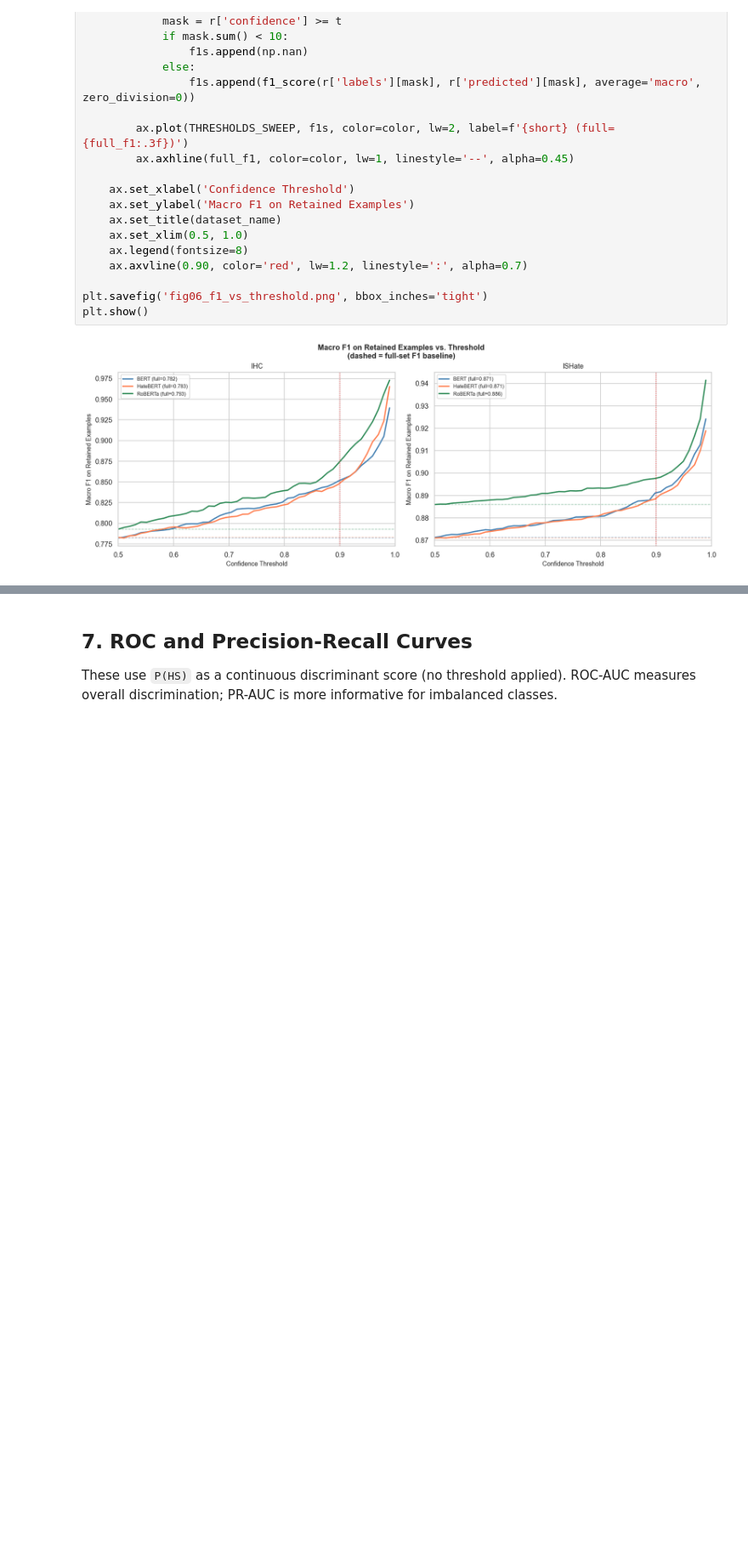
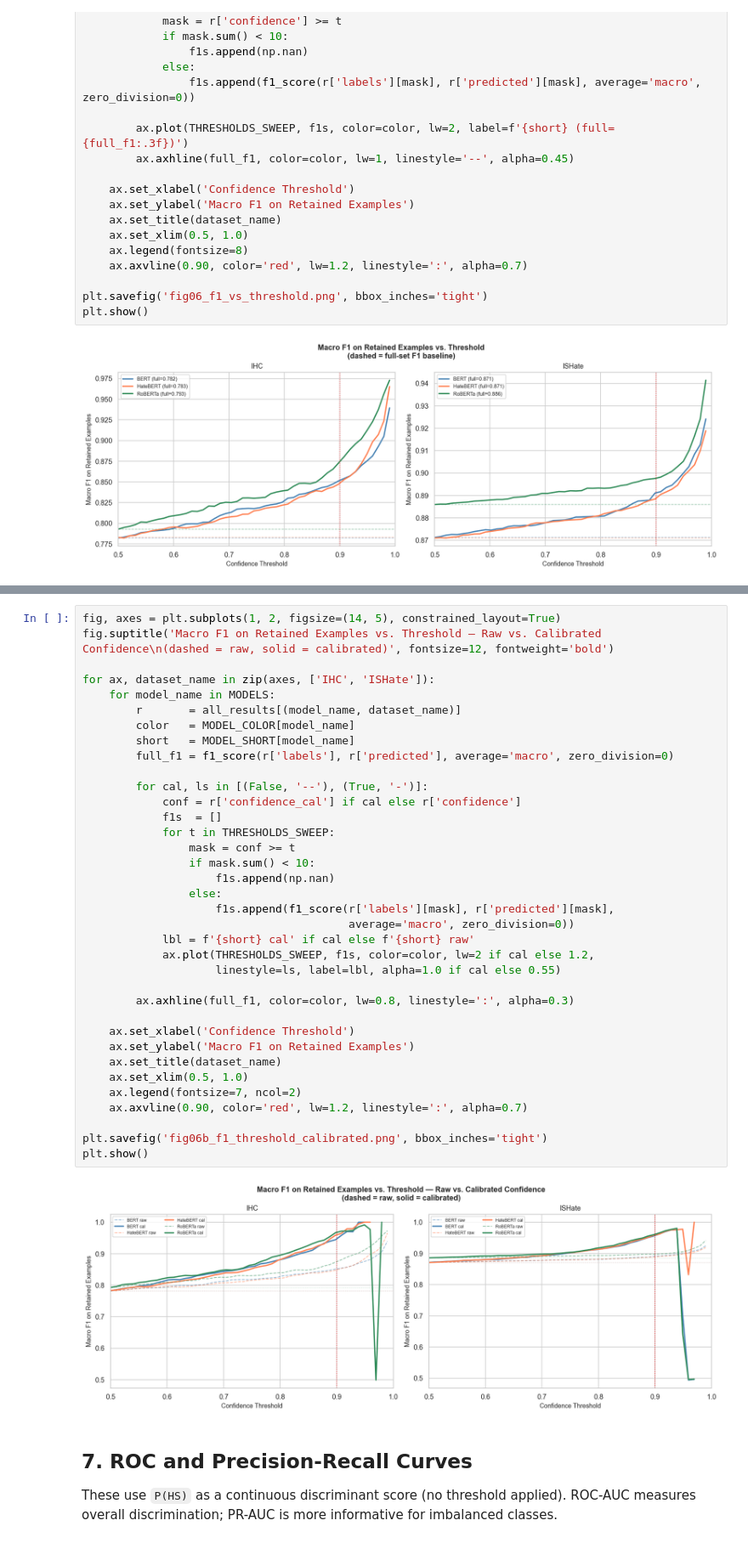
Before and after one commit to Duckymini/deep_learning, a Jupyter notebook: analysis_step2_confidence.ipynb, the cells around one changed output, grey strips where cells are left out. Shown at 85% size. Drawn from its saved outputs; the diff is of its cells as text; blank space fills up the shorter version.

```diff
--- a/analysis_step2_confidence.ipynb
+++ b/analysis_step2_confidence.ipynb
@@ -520,3 +722,41 @@ plt.show()
+# %%
+fig, axes = plt.subplots(1, 2, figsize=(14, 5), constrained_layout=True)
+fig.suptitle('Macro F1 on Retained Examples vs. Threshold — Raw vs. Calibrated Confidence\n(dashed = raw, solid = calibrated)', fontsize=12, fontweight='bold')
+
+for ax, dataset_name in zip(axes, ['IHC', 'ISHate']):
+    for model_name in MODELS:
+        r       = all_results[(model_name, dataset_name)]
+        color   = MODEL_COLOR[model_name]
+        short   = MODEL_SHORT[model_name]
+        full_f1 = f1_score(r['labels'], r['predicted'], average='macro', zero_division=0)
+
+        for cal, ls in [(False, '--'), (True, '-')]:
+            conf = r['confidence_cal'] if cal else r['confidence']
+            f1s  = []
+            for t in THRESHOLDS_SWEEP:
+                mask = conf >= t
+                if mask.sum() < 10:
+                    f1s.append(np.nan)
+                else:
+                    f1s.append(f1_score(r['labels'][mask], r['predicted'][mask],
+                                        average='macro', zero_division=0))
+            lbl = f'{short} cal' if cal else f'{short} raw'
+            ax.plot(THRESHOLDS_SWEEP, f1s, color=color, lw=2 if cal else 1.2,
+                    linestyle=ls, label=lbl, alpha=1.0 if cal else 0.55)
+
+        ax.axhline(full_f1, color=color, lw=0.8, linestyle=':', alpha=0.3)
+
+    ax.set_xlabel('Confidence Threshold')
+    ax.set_ylabel('Macro F1 on Retained Examples')
+    ax.set_title(dataset_name)
+    ax.set_xlim(0.5, 1.0)
+    ax.legend(fontsize=7, ncol=2)
+    ax.axvline(0.90, color='red', lw=1.2, linestyle=':', alpha=0.7)
+
+plt.savefig('fig06b_f1_threshold_calibrated.png', bbox_inches='tight')
+plt.show()
+# %% [output]
+[figure, added]
 # %% [markdown]
 ## 7. ROC and Precision-Recall Curves
 
```
Also changed, not shown: parts of 8 cells of this notebook, 19 other files.
